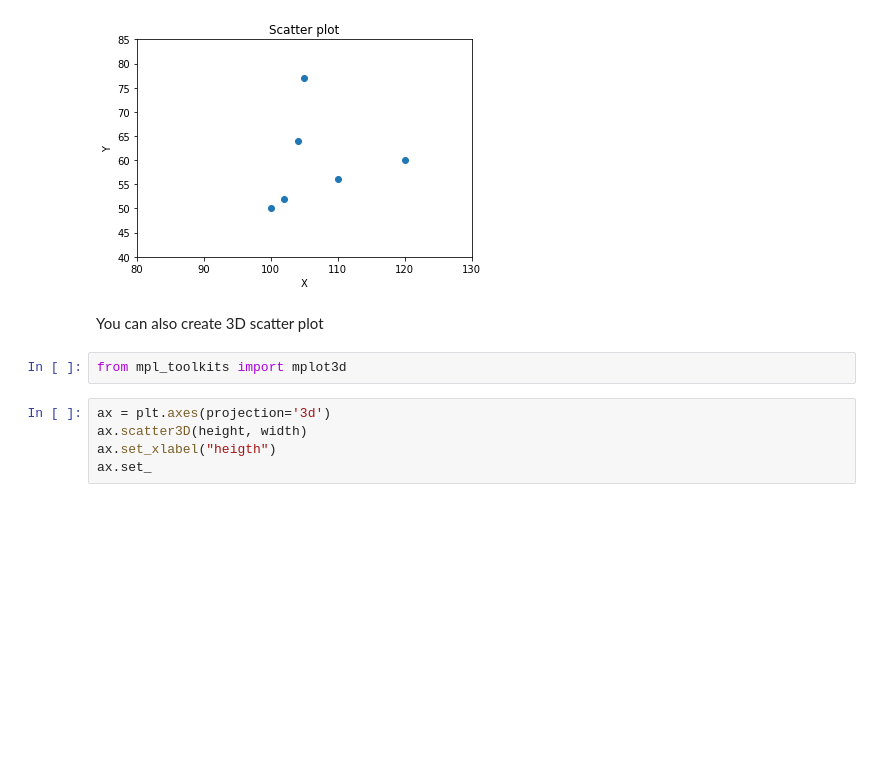
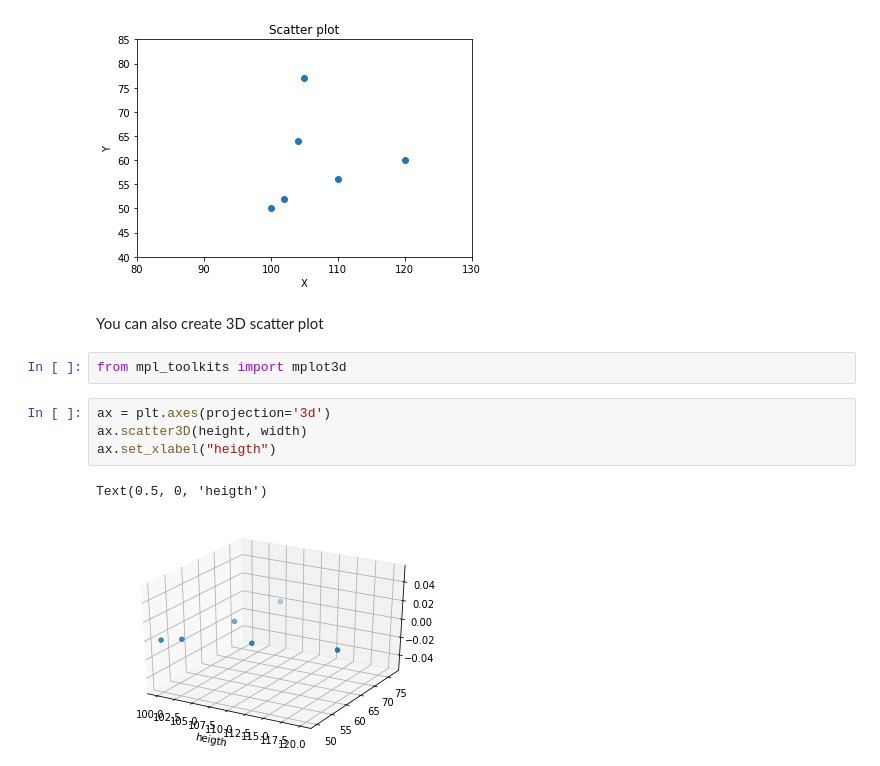
Before and after one commit to podolskipio/ML_notebooks, a Jupyter notebook: 01. Pandas, Matplotlib.ipynb, the cells around one changed output. Cells and saved outputs as stored; diff of their text form; blank space fills up the shorter version.

```diff
--- a/01. Pandas, Matplotlib.ipynb
+++ b/01. Pandas, Matplotlib.ipynb
@@ -338,5 +338,7 @@ from mpl_toolkits import mplot3d
 # %%
 ax = plt.axes(projection='3d')
 ax.scatter3D(height, width)
 ax.set_xlabel("heigth")
-ax.set_
+# %% [output]
+Text(0.5, 0, 'heigth')
+[figure, added]
```
Also changed, not shown: parts of 9 cells of this notebook, 8 other files.
